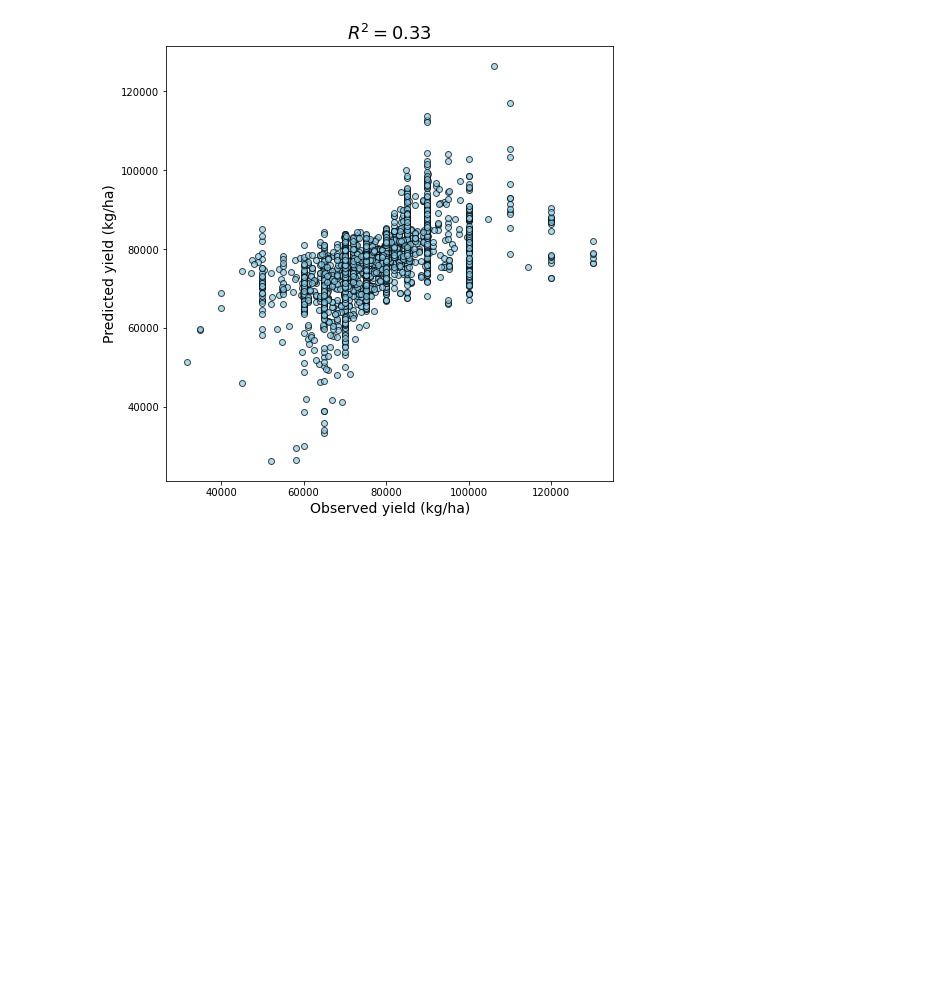
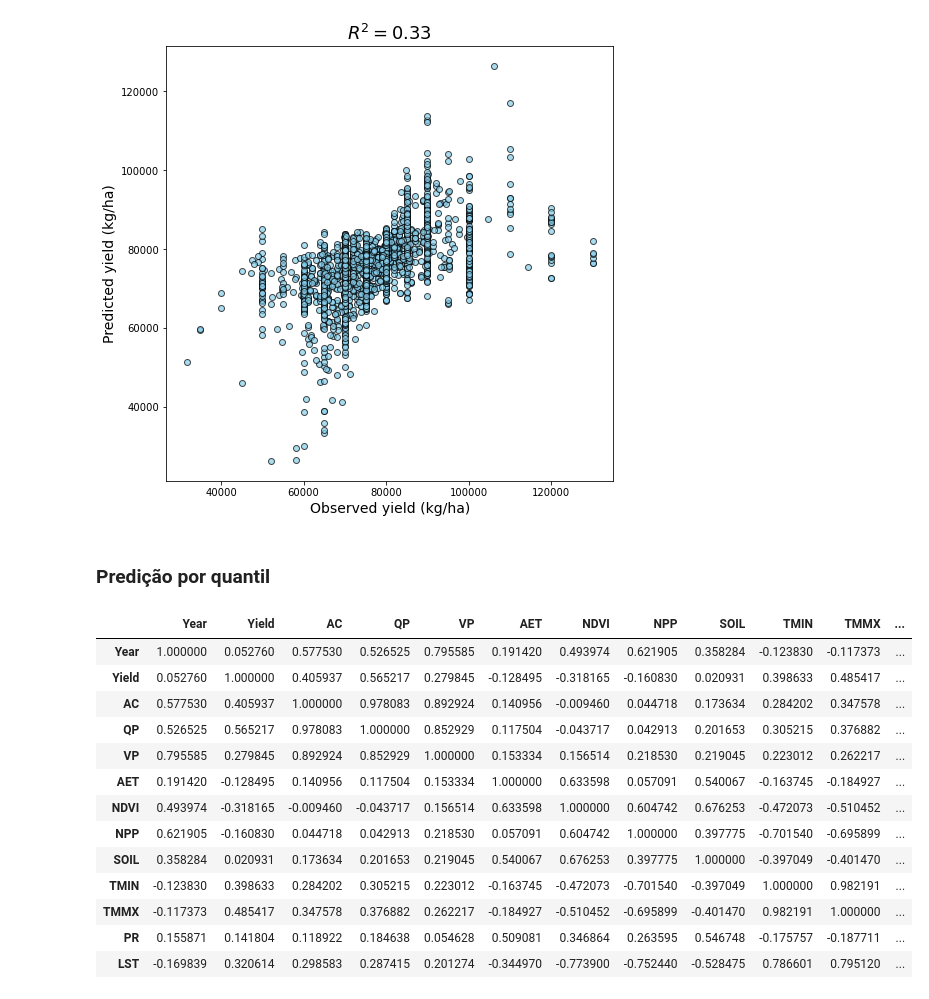
Before and after one commit to neli12/time-series-productivity-sp, a Jupyter notebook: Modelagem.ipynb, the cells around one changed output. Drawn from its saved outputs; the diff is of its cells as text; code cells hidden in the pictures; blank space fills up the shorter version.

```diff
--- a/Modelagem.ipynb
+++ b/Modelagem.ipynb
@@ -367,3 +261,32 @@ ax.set_title('$R^2= %.2f$' % r2, fontsize=18)
 plt.show()
 # %% [output]
 [figure]
+# %% [markdown]
+### Predição por quantil
+# %%
+# Carregar dataset dos anos 2000-2014
+sugar_quantil = pd.read_csv("new_data_quantiles.csv", sep =  ',').drop(['AP', 'Unnamed: 0'], axis = 1)
+sugar_quantil.rename(columns = {'variable': 'Year', 'value':'Yield'}, inplace = True)
+sugar_quantil['quantiles_yield']  = sugar_quantil['quantiles_yield'].astype('string')
+# %%
+sugar_quantil_train = sugar_quantil.iloc[:75]
+sugar_quantil_test = sugar_quantil.iloc[76:]
+sugar_quantil_test.to_csv("dat_quantil_2015-2020.csv")
+# %%
+# Correlação
+sugar_quantil_train.corr()
+# %% [output]
+|  | Year | Yield | AC | QP | VP | AET | NDVI | NPP | SOIL | TMIN | TMMX | ... |
+| Year | 1.000000 | 0.052760 | 0.577530 | 0.526525 | 0.795585 | 0.191420 | 0.493974 | 0.621905 | 0.358284 | -0.123830 | -0.117373 | ... |
+| Yield | 0.052760 | 1.000000 | 0.405937 | 0.565217 | 0.279845 | -0.128495 | -0.318165 | -0.160830 | 0.020931 | 0.398633 | 0.485417 | ... |
+| AC | 0.577530 | 0.405937 | 1.000000 | 0.978083 | 0.892924 | 0.140956 | -0.009460 | 0.044718 | 0.173634 | 0.284202 | 0.347578 | ... |
+| QP | 0.526525 | 0.565217 | 0.978083 | 1.000000 | 0.852929 | 0.117504 | -0.043717 | 0.042913 | 0.201653 | 0.305215 | 0.376882 | ... |
+| VP | 0.795585 | 0.279845 | 0.892924 | 0.852929 | 1.000000 | 0.153334 | 0.156514 | 0.218530 | 0.219045 | 0.223012 | 0.262217 | ... |
+| AET | 0.191420 | -0.128495 | 0.140956 | 0.117504 | 0.153334 | 1.000000 | 0.633598 | 0.057091 | 0.540067 | -0.163745 | -0.184927 | ... |
+| NDVI | 0.493974 | -0.318165 | -0.009460 | -0.043717 | 0.156514 | 0.633598 | 1.000000 | 0.604742 | 0.676253 | -0.472073 | -0.510452 | ... |
+| NPP | 0.621905 | -0.160830 | 0.044718 | 0.042913 | 0.218530 | 0.057091 | 0.604742 | 1.000000 | 0.397775 | -0.701540 | -0.695899 | ... |
+| SOIL | 0.358284 | 0.020931 | 0.173634 | 0.201653 | 0.219045 | 0.540067 | 0.676253 | 0.397775 | 1.000000 | -0.397049 | -0.401470 | ... |
+| TMIN | -0.123830 | 0.398633 | 0.284202 | 0.305215 | 0.223012 | -0.163745 | -0.472073 | -0.701540 | -0.397049 | 1.000000 | 0.982191 | ... |
+| TMMX | -0.117373 | 0.485417 | 0.347578 | 0.376882 | 0.262217 | -0.184927 | -0.510452 | -0.695899 | -0.401470 | 0.982191 | 1.000000 | ... |
+| PR | 0.155871 | 0.141804 | 0.118922 | 0.184638 | 0.054628 | 0.509081 | 0.346864 | 0.263595 | 0.546748 | -0.175757 | -0.187711 | ... |
+| LST | -0.169839 | 0.320614 | 0.298583 | 0.287415 | 0.201274 | -0.344970 | -0.773900 | -0.752440 | -0.528475 | 0.786601 | 0.795120 | ... |
```
Also changed, not shown: parts of 44 cells of this notebook.
